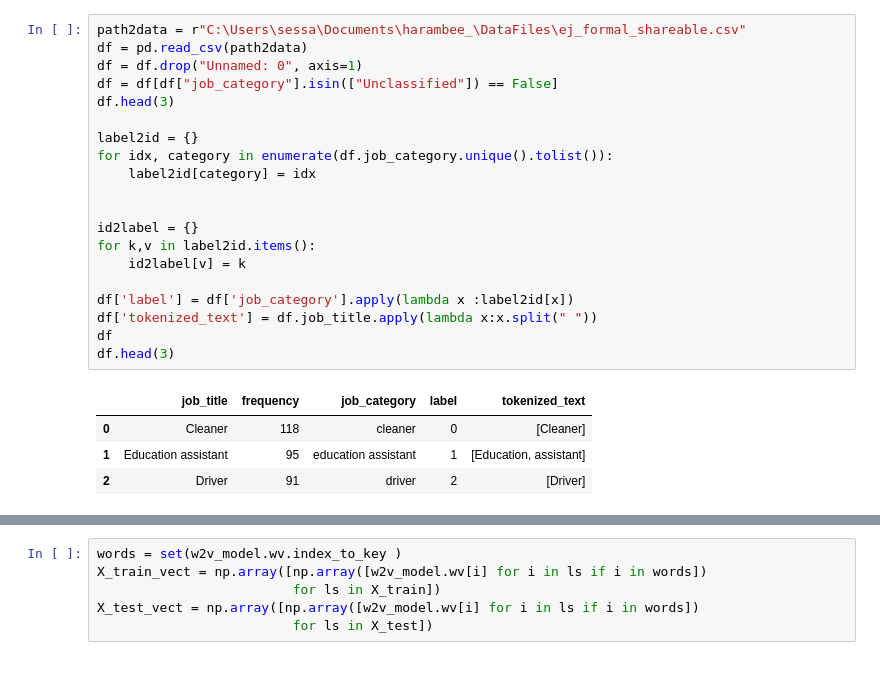
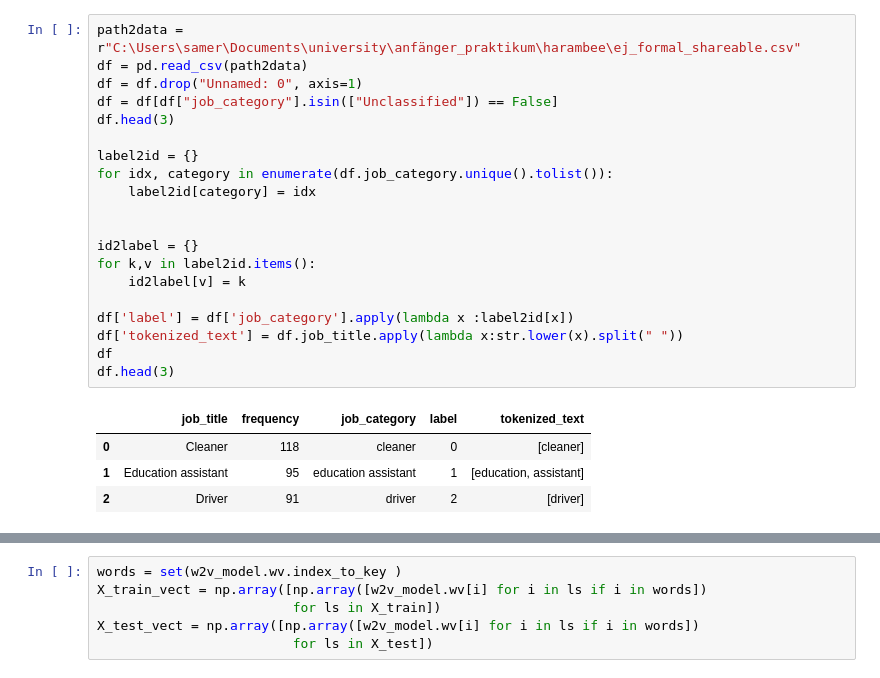
Before and after one commit to hegl-lab/Internship-WS22-Harambee, a Jupyter notebook: word2vec.ipynb, the cells around one changed output, grey strips where cells are left out. Cells and saved outputs as stored; diff of their text form.

```diff
--- a/word2vec.ipynb
+++ b/word2vec.ipynb
@@ -6,25 +16,25 @@ from sklearn.model_selection import train_test_split
 # %%
-path2data = r"C:\Users\sessa\Documents\harambee_\DataFiles\ej_formal_shareable.csv"
+path2data = r"C:\Users\samer\Documents\university\anfänger_praktikum\harambee\ej_formal_shareable.csv"
 df = pd.read_csv(path2data)
 df = df.drop("Unnamed: 0", axis=1)
 df = df[df["job_category"].isin(["Unclassified"]) == False]
 df.head(3)
 
 label2id = {}
 for idx, category in enumerate(df.job_category.unique().tolist()):
     label2id[category] = idx
 
 
 id2label = {}
 for k,v in label2id.items():
     id2label[v] = k
 
 df['label'] = df['job_category'].apply(lambda x :label2id[x])
-df['tokenized_text'] = df.job_title.apply(lambda x:x.split(" "))
+df['tokenized_text'] = df.job_title.apply(lambda x:str.lower(x).split(" "))
 df
 df.head(3)
 # %% [output]
 |  | job_title | frequency | job_category | label | tokenized_text |
-| 0 | Cleaner | 118 | cleaner | 0 | [Cleaner] |
-| 1 | Education assistant | 95 | education assistant | 1 | [Education, assistant] |
-| 2 | Driver | 91 | driver | 2 | [Driver] |
+| 0 | Cleaner | 118 | cleaner | 0 | [cleaner] |
+| 1 | Education assistant | 95 | education assistant | 1 | [education, assistant] |
+| 2 | Driver | 91 | driver | 2 | [driver] |
```
Also changed, not shown: parts of 23 cells of this notebook, 6 other files.
